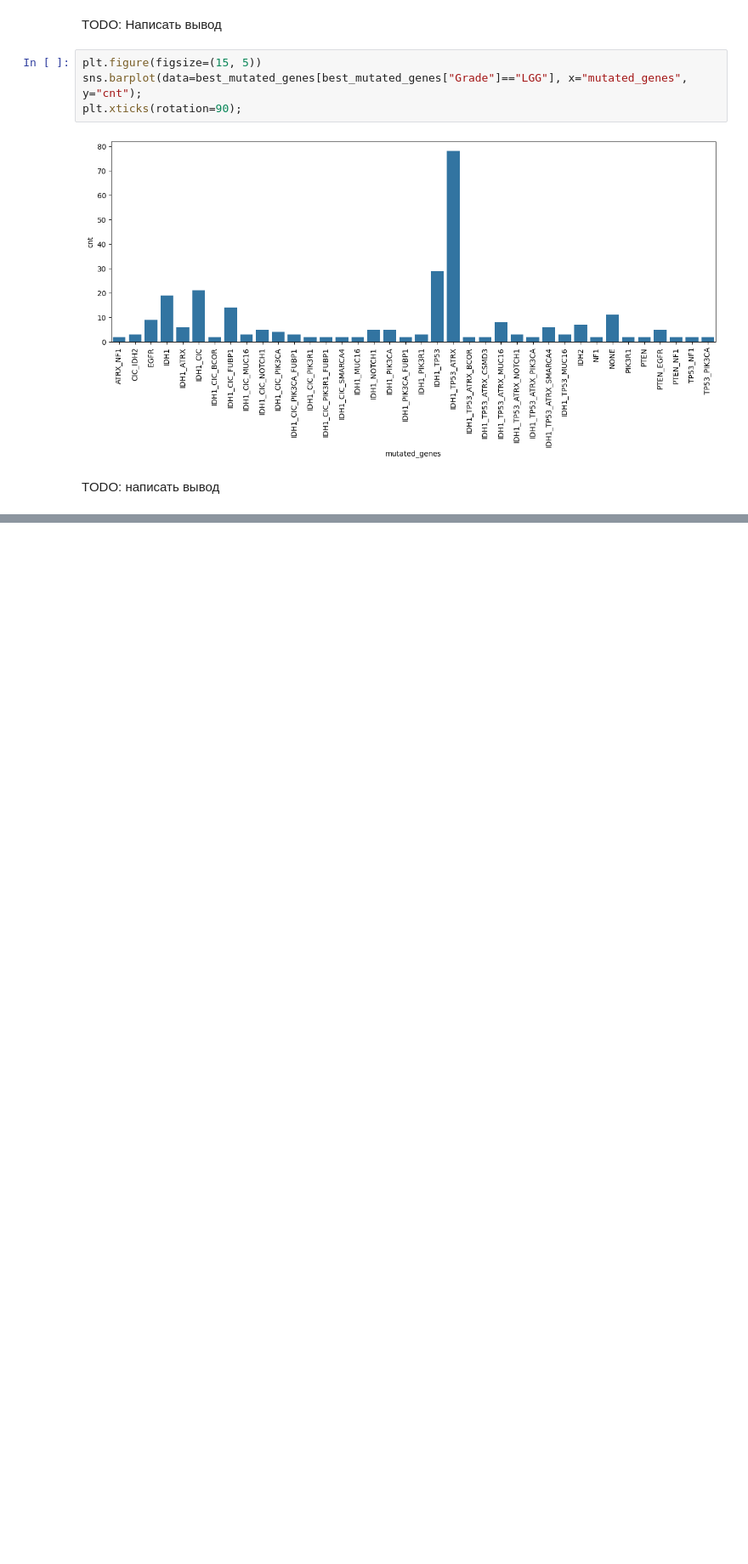
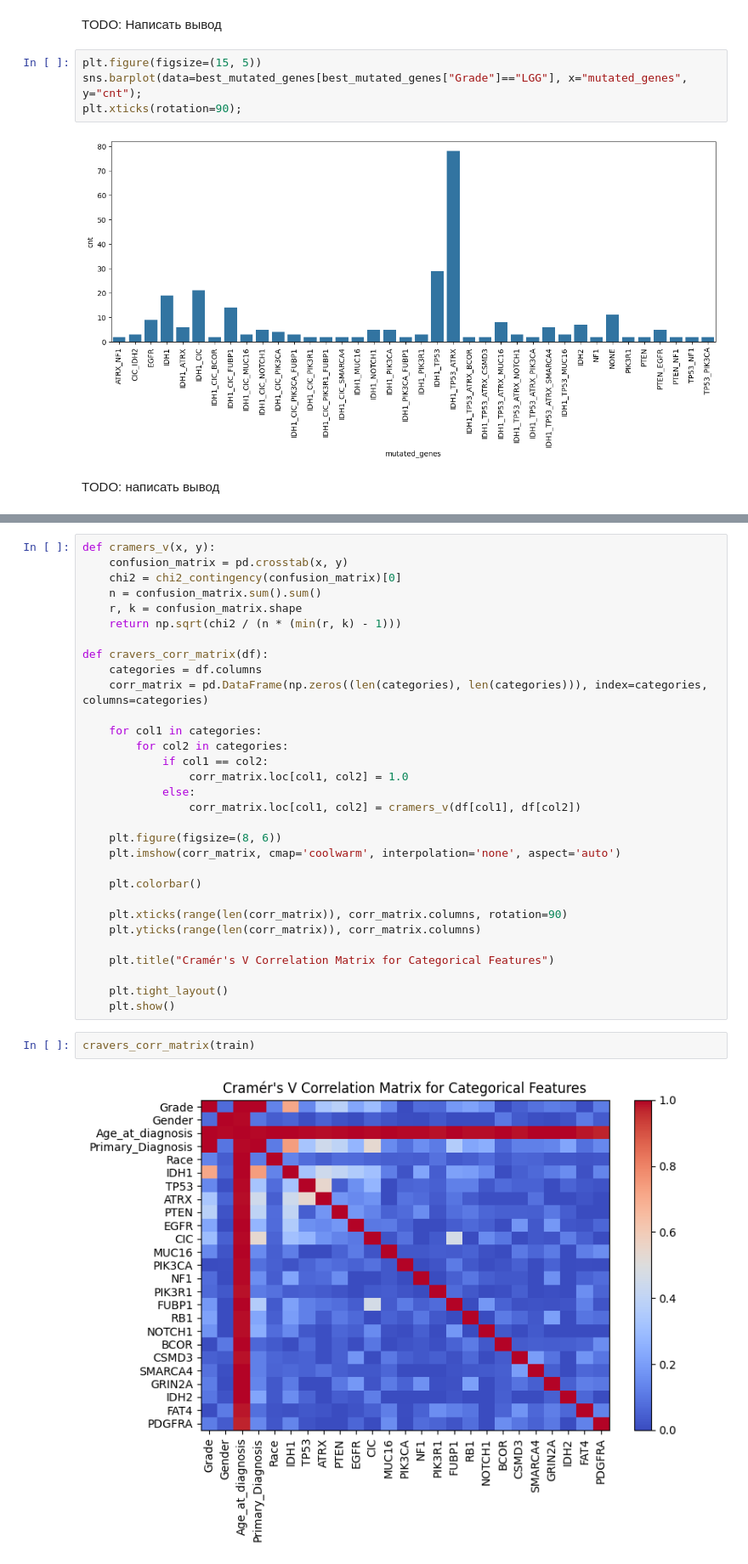
Before and after one commit to Red-Caesar/ML, a Jupyter notebook: Lab1/EDA.ipynb, the cells around one changed output, grey strips where cells are left out. Shown at 85% size. Saved outputs shown, nothing was run; the diff lists cells and outputs as text; blank space fills up the shorter version.

```diff
--- a/Lab1/EDA.ipynb
+++ b/Lab1/EDA.ipynb
@@ -218,0 +240,35 @@ dtype: object
+# %%
+def cramers_v(x, y):
+    confusion_matrix = pd.crosstab(x, y)
+    chi2 = chi2_contingency(confusion_matrix)[0]
+    n = confusion_matrix.sum().sum()
+    r, k = confusion_matrix.shape
+    return np.sqrt(chi2 / (n * (min(r, k) - 1)))
+
+def cravers_corr_matrix(df):
+    categories = df.columns
+    corr_matrix = pd.DataFrame(np.zeros((len(categories), len(categories))), index=categories, columns=categories)
+
+    for col1 in categories:
+        for col2 in categories:
+            if col1 == col2:
+                corr_matrix.loc[col1, col2] = 1.0
+            else:
+                corr_matrix.loc[col1, col2] = cramers_v(df[col1], df[col2])
+
+    plt.figure(figsize=(8, 6))
+    plt.imshow(corr_matrix, cmap='coolwarm', interpolation='none', aspect='auto')
+
+    plt.colorbar()
+
+    plt.xticks(range(len(corr_matrix)), corr_matrix.columns, rotation=90)
+    plt.yticks(range(len(corr_matrix)), corr_matrix.columns)
+
+    plt.title("Cramér's V Correlation Matrix for Categorical Features")
+
+    plt.tight_layout()
+    plt.show()
+# %%
+cravers_corr_matrix(train)
+# %% [output]
+[figure, added]
```
Also changed, not shown: parts of 11 cells of this notebook.
